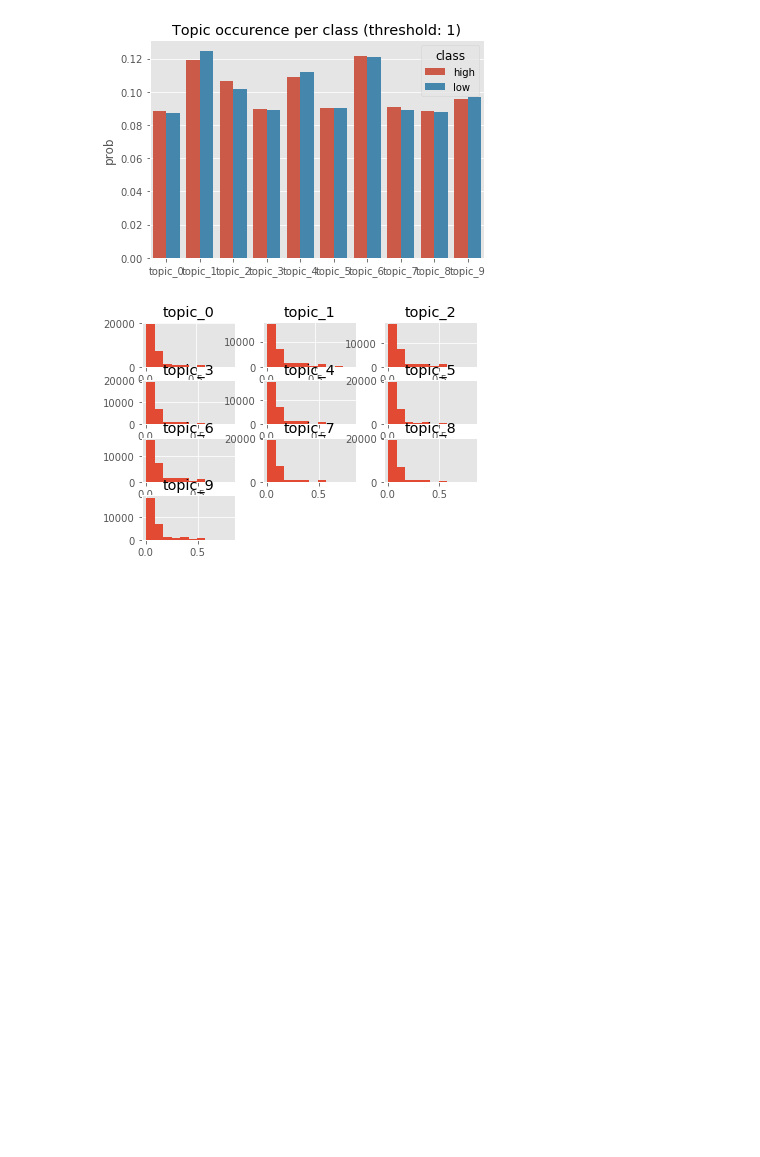
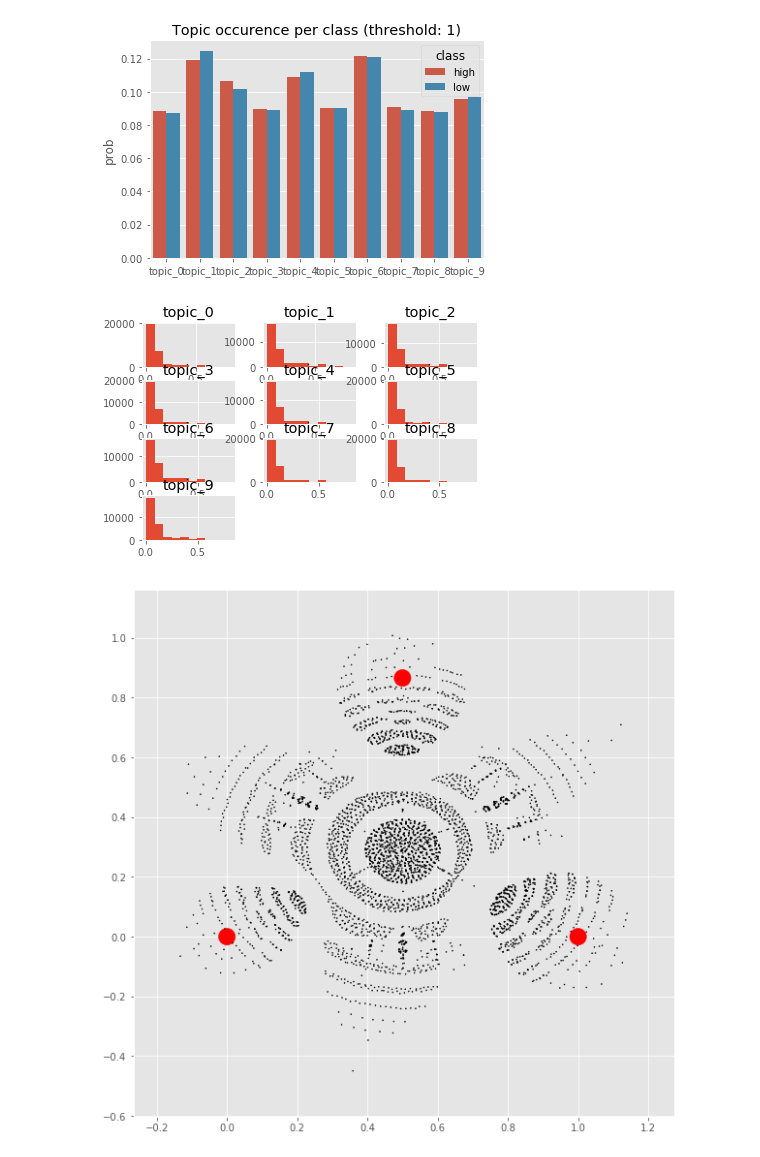
Before and after one commit to fdelia/bots, a Jupyter notebook: 4_clustering_comments.ipynb, the cells around one changed output. Cells and saved outputs as stored; diff of their text form; code cells hidden in the pictures; blank space fills up the shorter version.

Commit message:
nicer plot

```diff
--- a/4_clustering_comments.ipynb
+++ b/4_clustering_comments.ipynb
@@ -273,35 +273,38 @@ a = df_com.hist(column=column)
 # %%
 # Where does the comments lie compared to the topics on a cartesian plane
 import random
-from math import floor
+from math import floor, sqrt
 import networkx as nx
 
 G = nx.Graph()
 
 # Show for this topics
 components_list = [0, 1, 2]
 
 for t in components_list:
     G.add_node(t, color='red')
 
 # Only for a subset because of computation time
-for i, row in df_com[:1000].iterrows():
+n_graph_nodes = 2000
+for i, row in df_com[:n_graph_nodes].iterrows():
     add_weighted = []
     G.add_node(i, color='black')
     for t in components_list:
         w = row['topic_' + str(t)]
         add_weighted.append((i, t, w))
 
     G.add_weighted_edges_from(add_weighted)
 
 nodes = G.nodes()
 colors = [G.node[n]['color'] for n in nodes]
 size_by_color = {'red': 300, 'black': 1}
 sizes = [size_by_color[G.node[n]['color']] for n in nodes]
 
-fixedpos = {0:(0,0), 1:(1,1), 2: (0, 1)}
+fixedpos = {0:(0,0), 1:(1,0), 2: (0.5, sqrt(3/4))}
 plt.figure(figsize=(10, 10))
 pos = nx.spring_layout(G, fixed = fixedpos.keys(), pos = fixedpos)
 nx.draw_networkx(G, pos=pos, with_labels=False, width=0, node_color=colors, node_size=sizes)
 
 plt.show()
+# %% [output]
+[figure, added]
```
